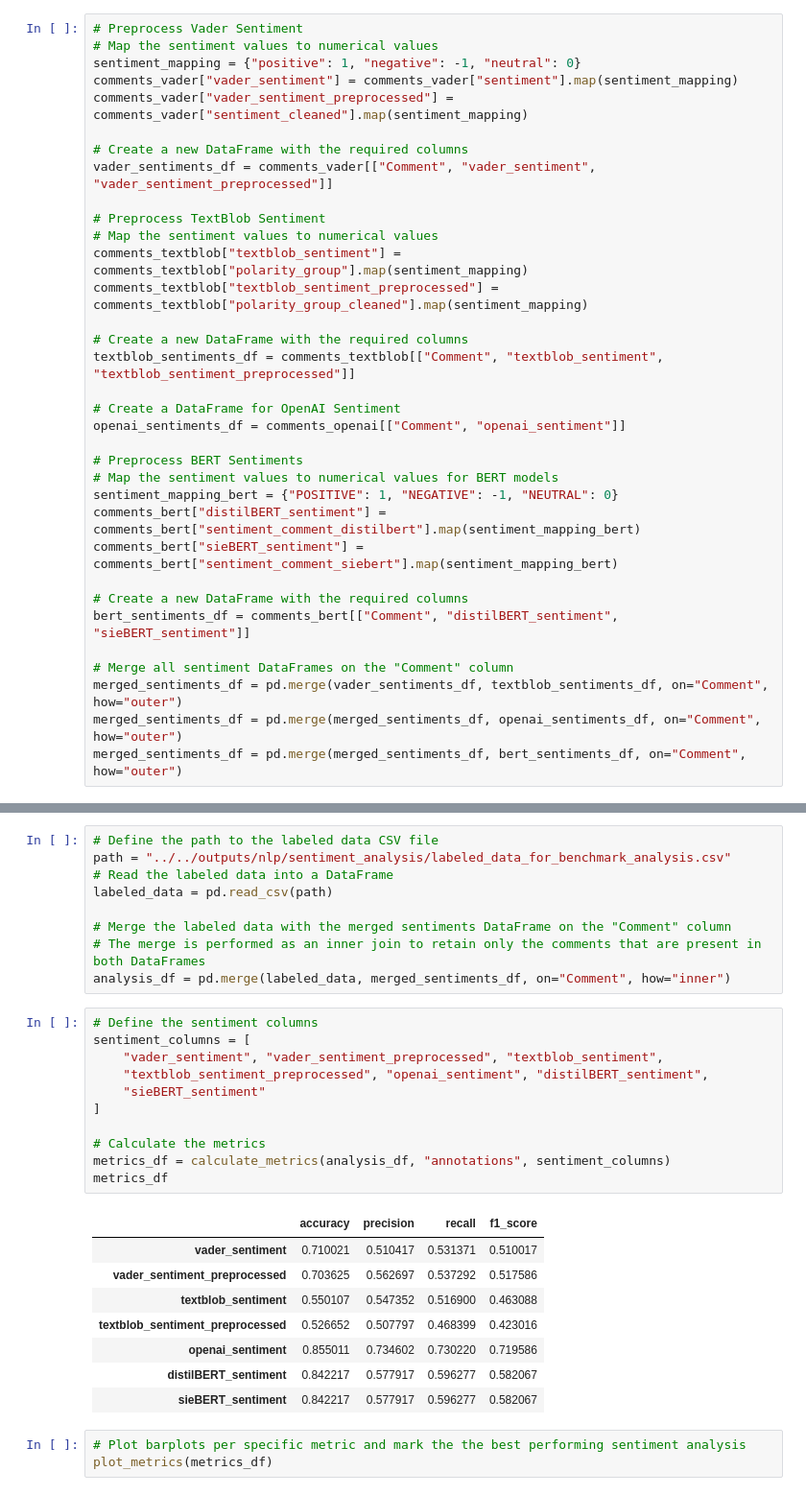
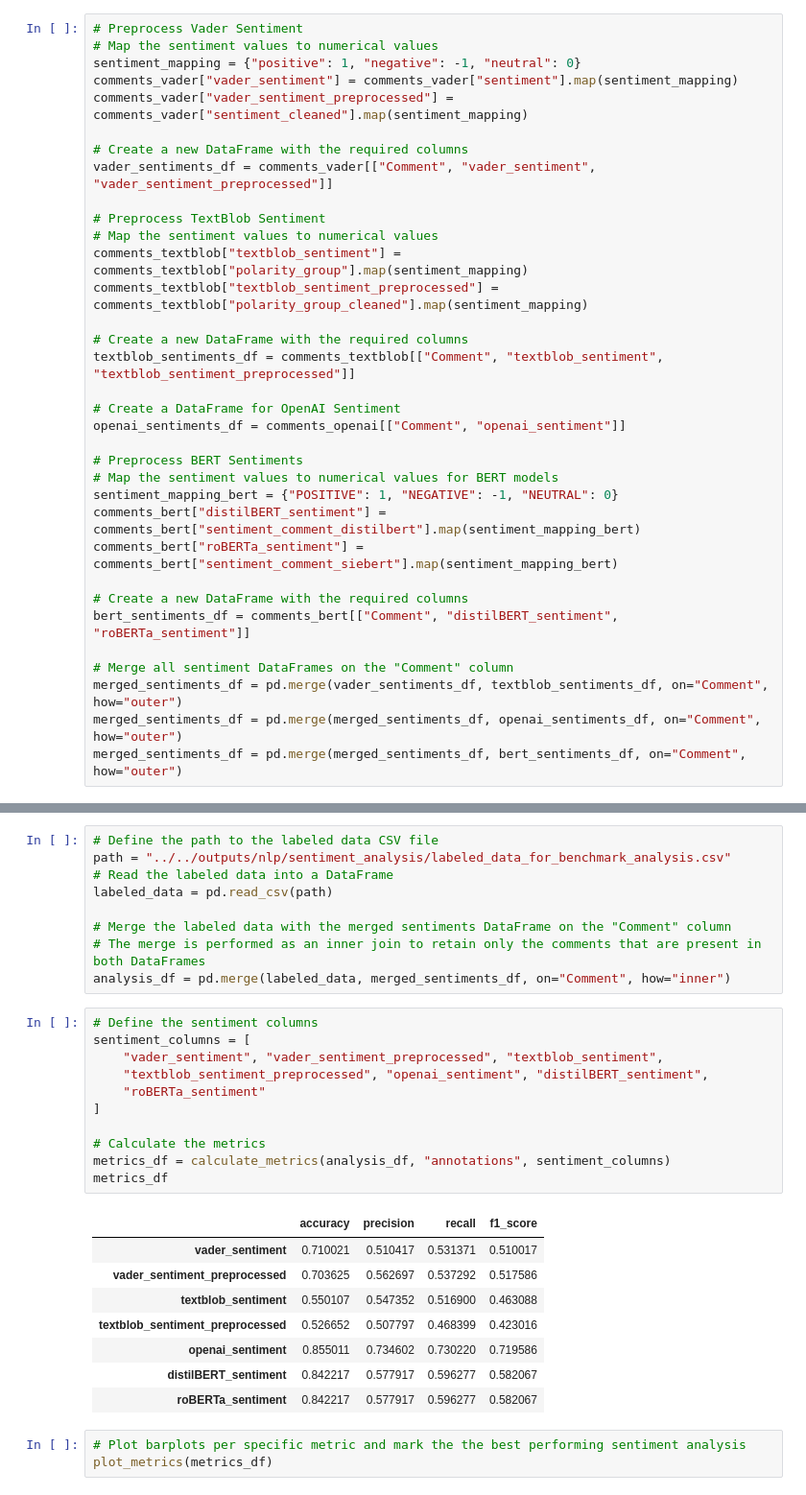
Before and after one commit to YouHayNeZ/NLP_for_Customer_Satisfaction_Modeling, a Jupyter notebook: nlp/sentiment_analysis/sentiment_benchmark_analysis.ipynb, the cells around one changed output, grey strips where cells are left out. Shown at 96% size. Cells and saved outputs as stored; diff of their text form.

```diff
--- a/nlp/sentiment_analysis/sentiment_benchmark_analysis.ipynb
+++ b/nlp/sentiment_analysis/sentiment_benchmark_analysis.ipynb
@@ -229,10 +229,10 @@ openai_sentiments_df = comments_openai[["Comment", "openai_sentiment"]]
 # Map the sentiment values to numerical values for BERT models
 sentiment_mapping_bert = {"POSITIVE": 1, "NEGATIVE": -1, "NEUTRAL": 0}
 comments_bert["distilBERT_sentiment"] = comments_bert["sentiment_comment_distilbert"].map(sentiment_mapping_bert)
-comments_bert["sieBERT_sentiment"] = comments_bert["sentiment_comment_siebert"].map(sentiment_mapping_bert)
+comments_bert["roBERTa_sentiment"] = comments_bert["sentiment_comment_siebert"].map(sentiment_mapping_bert)
 
 # Create a new DataFrame with the required columns
-bert_sentiments_df = comments_bert[["Comment", "distilBERT_sentiment", "sieBERT_sentiment"]]
+bert_sentiments_df = comments_bert[["Comment", "distilBERT_sentiment", "roBERTa_sentiment"]]
 
 # Merge all sentiment DataFrames on the "Comment" column
 merged_sentiments_df = pd.merge(vader_sentiments_df, textblob_sentiments_df, on="Comment", how="outer")
@@ -274,23 +274,23 @@ analysis_df = pd.merge(labeled_data, merged_sentiments_df, on="Comment", how="in
 # %%
 # Define the sentiment columns
 sentiment_columns = [
     "vader_sentiment", "vader_sentiment_preprocessed", "textblob_sentiment",
     "textblob_sentiment_preprocessed", "openai_sentiment", "distilBERT_sentiment",
-    "sieBERT_sentiment"
+    "roBERTa_sentiment"
 ]
 
 # Calculate the metrics
 metrics_df = calculate_metrics(analysis_df, "annotations", sentiment_columns)
 metrics_df
 # %% [output]
 |  | accuracy | precision | recall | f1_score |
 | vader_sentiment | 0.710021 | 0.510417 | 0.531371 | 0.510017 |
 | vader_sentiment_preprocessed | 0.703625 | 0.562697 | 0.537292 | 0.517586 |
 | textblob_sentiment | 0.550107 | 0.547352 | 0.516900 | 0.463088 |
 | textblob_sentiment_preprocessed | 0.526652 | 0.507797 | 0.468399 | 0.423016 |
 | openai_sentiment | 0.855011 | 0.734602 | 0.730220 | 0.719586 |
 | distilBERT_sentiment | 0.842217 | 0.577917 | 0.596277 | 0.582067 |
-| sieBERT_sentiment | 0.842217 | 0.577917 | 0.596277 | 0.582067 |
+| roBERTa_sentiment | 0.842217 | 0.577917 | 0.596277 | 0.582067 |
 # %%
 # Plot barplots per specific metric and mark the the best performing sentiment analysis
 plot_metrics(metrics_df)
```
Also changed, not shown: parts of 5 cells of this notebook, 11 other files.
